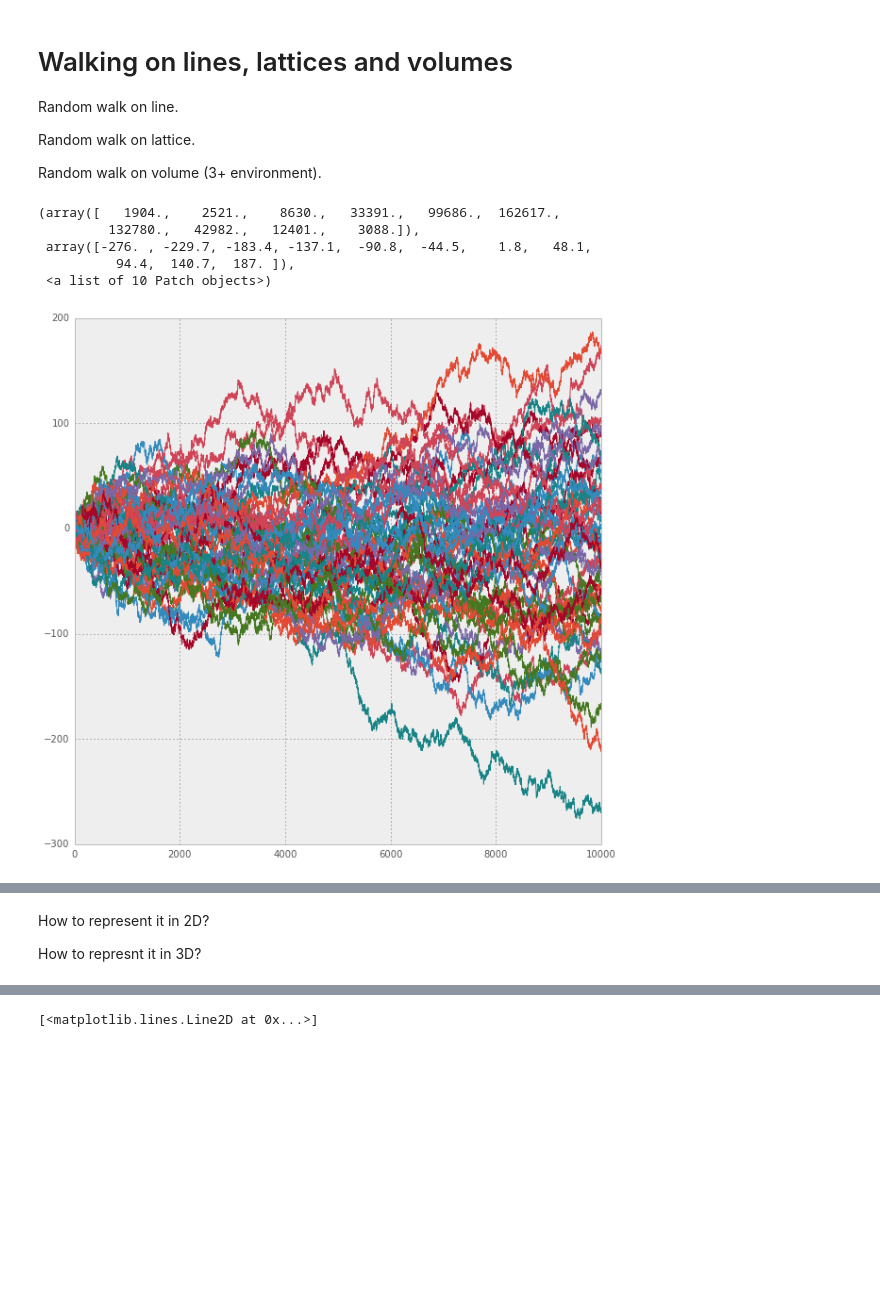
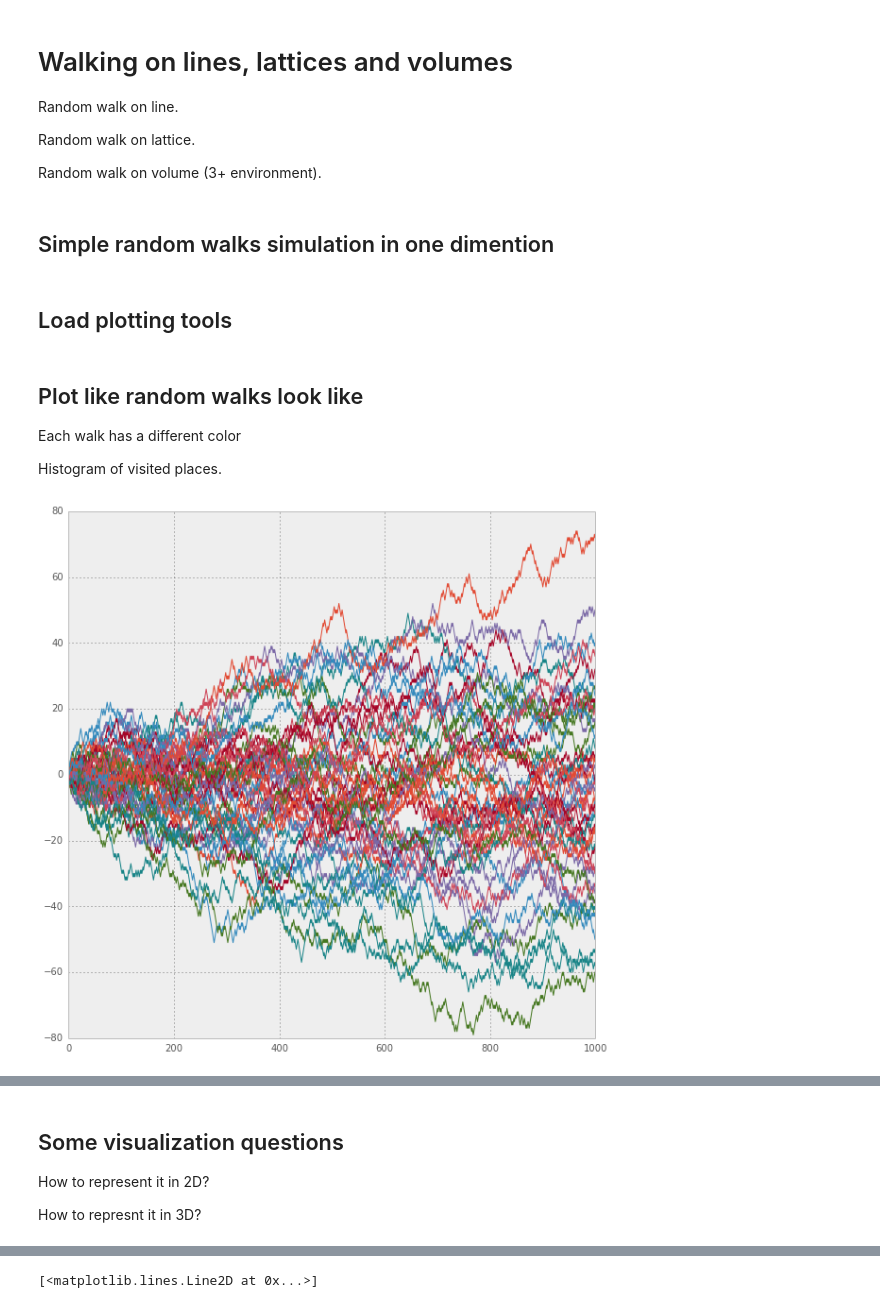
Before and after one commit to ilonajulczuk/hypergraph, a Jupyter notebook: notebooks/Random Walks.ipynb, the cells around one changed output, grey strips where cells are left out. Drawn from its saved outputs; the diff is of its cells as text; code cells hidden in the pictures; blank space fills up the shorter version.

Commit message:
Binned plots, less steps, better visualization

```diff
--- a/notebooks/Random Walks.ipynb
+++ b/notebooks/Random Walks.ipynb
@@ -6,6 +6,8 @@ Random walk on line.
 Random walk on lattice.
 
 Random walk on volume (3+ environment).
+# %% [markdown]
+## Simple random walks simulation in one dimention
 # %%
 import numpy as np
 import random
@@ -20,24 +22,30 @@ def random_walk(n=100):
             current -= 1
         ys.append(current)
     return ys
+# %% [markdown]
+## Load plotting tools
 # %%
 %matplotlib inline
 
 from matplotlib import pylab
+# %% [markdown]
+## Plot like random walks look like
+
+Each walk has a different color
+
+Histogram of visited places.
 # %%
-all_ys = []
-pylab.figure(figsize=(10, 10))
-for _ in range(50):
-    ys = random_walk(10000)
-    pylab.plot(ys)
-    all_ys += ys
+def print_random_walks():
+    all_ys = []
+    pylab.figure(figsize=(10, 10))
+    for _ in range(50):
+        ys = random_walk(1000)
+        pylab.plot(ys)
+        all_ys += ys
 
-pylab.figure(figsize=(10, 10))
-pylab.hist(all_ys)
+    pylab.figure(figsize=(10, 10))
+    pylab.hist(all_ys, normed=1, bins=10)
+
+print_random_walks()
 # %% [output]
-(array([   1904.,    2521.,    8630.,   33391.,   99686.,  162617.,
-         132780.,   42982.,   12401.,    3088.]),
- array([-276. , -229.7, -183.4, -137.1,  -90.8,  -44.5,    1.8,   48.1,
-          94.4,  140.7,  187. ]),
- <a list of 10 Patch objects>)
-[figure, old version]
+[figure, new version]
@@ -45,4 +53,6 @@ pylab.hist(all_ys)
 # %% [markdown]
+## Some visualization questions
+
 How to represent it in 2D?
 
 How to represnt it in 3D?
```
Also changed, not shown: parts of 16 cells of this notebook, 1 other file.
